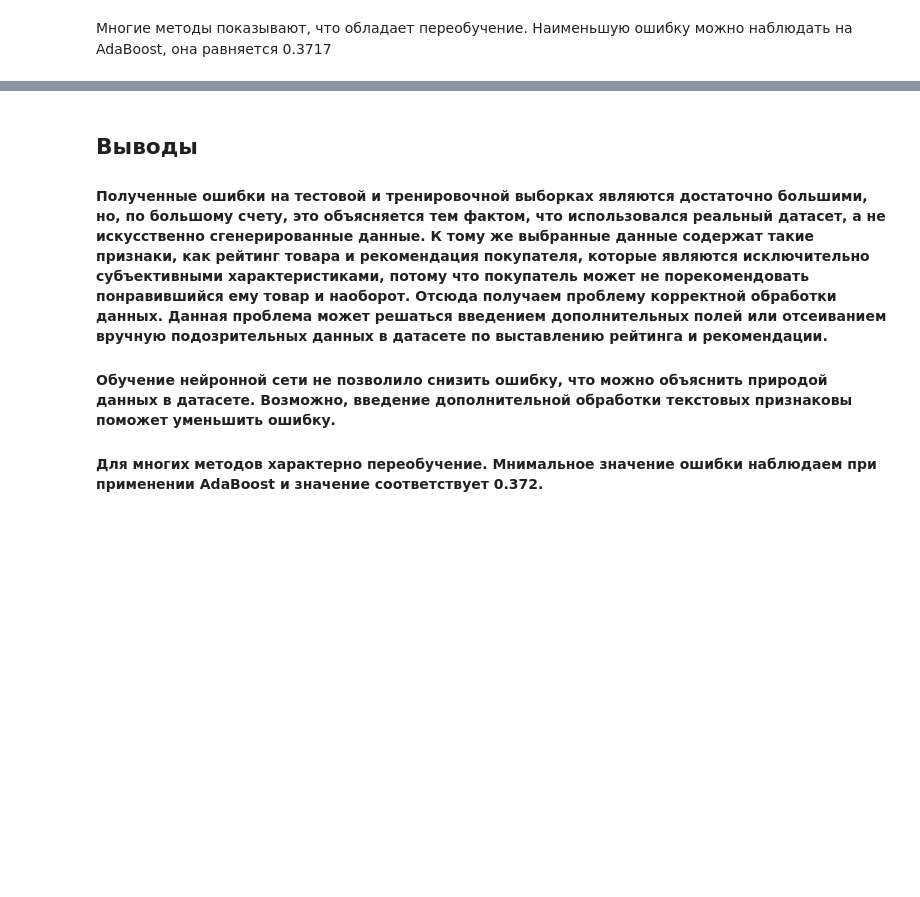
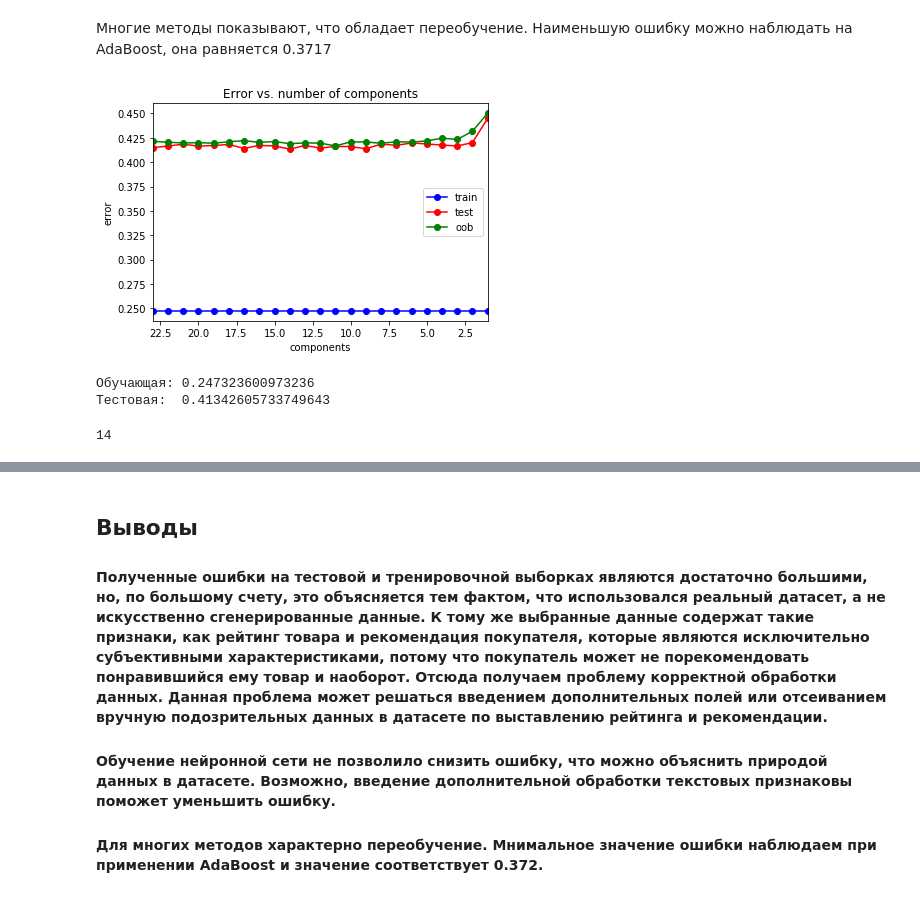
Before and after one commit to VikaGvozdeva/MachineLearningCourse, a Jupyter notebook: Lab3.ipynb, the cells around one changed output, grey strips where cells are left out. Cells and saved outputs as stored; diff of their text form; code cells hidden in the pictures; blank space fills up the shorter version.

```diff
--- a/Lab3.ipynb
+++ b/Lab3.ipynb
@@ -962,0 +956,36 @@ print('Среднее значение ошибки ' + str(np.mean(err_test)) +
+# %%
+components_arr = [1,2,3,4,5,6,7,8,9,10,11,12,13,14,15,16,17,18,19,20,21,22,23]
+err_test = []
+err_train = []
+oob_err = []
+for components in components_arr:
+    pca = decomposition.PCA(n_components = components)
+    X_train_reduc = pca.fit_transform(X_train)
+    X_test_reduc = pca.transform(X_test)
+    ert = ensemble.ExtraTreesClassifier(n_estimators = 1000, oob_score=True, bootstrap=True)
+    ert.fit(X_train_reduc, y_train)
+    err_train.append(np.mean(y_train.values.ravel() != ert.predict(X_train_reduc)))
+    err_test.append(np.mean(y_test.values.ravel()  != ert.predict(X_test_reduc)))
+    oob_err.append(1 - ert.oob_score_)
+# %%
+plt.plot(components_arr, err_train, 'b-o', label = 'train')
+plt.plot(components_arr, err_test, 'r-o', label = 'test')
+plt.plot(components_arr, oob_err, 'g-o', label = 'oob')
+plt.xlim([np.max(components_arr), np.min(components_arr)])
+plt.title('Error vs. number of components')
+plt.xlabel('components')
+plt.ylabel('error')
+plt.legend()
+pass
+# %% [output]
+[figure, added]
+# %%
+print('Обучающая: ' + str(np.min(err_train)),
+      '\nТестовая:  '  + str(np.min(err_test)))
+# %% [output]
+Обучающая: 0.247323600973236
+Тестовая:  0.41342605733749643
+# %%
+print(err_test.index(np.min(err_test)) + 1)
+# %% [output]
+14
```
Also changed, not shown: parts of 11 cells of this notebook.
